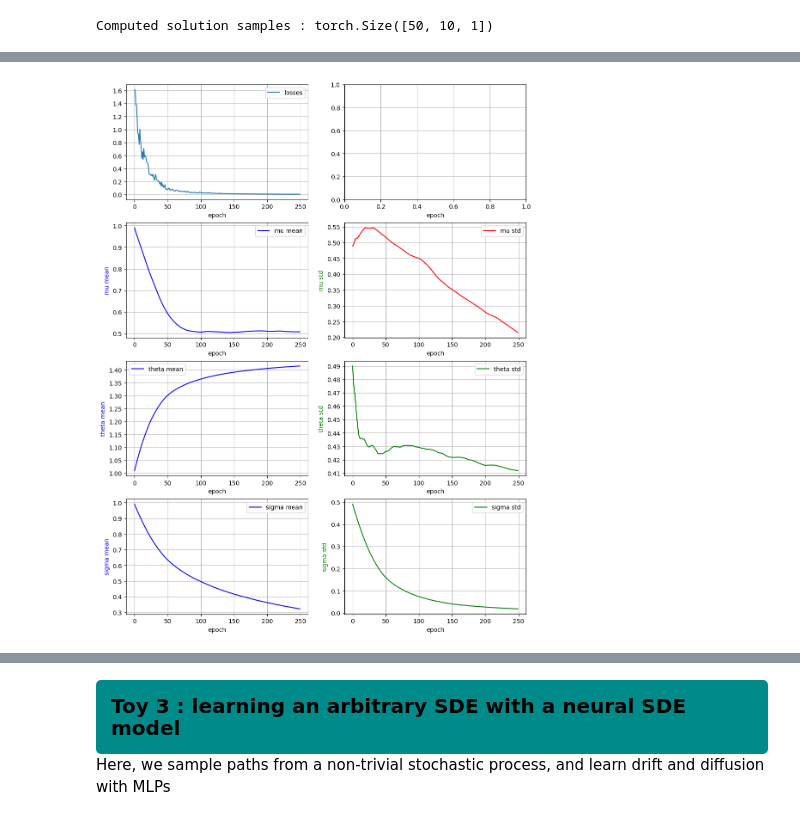
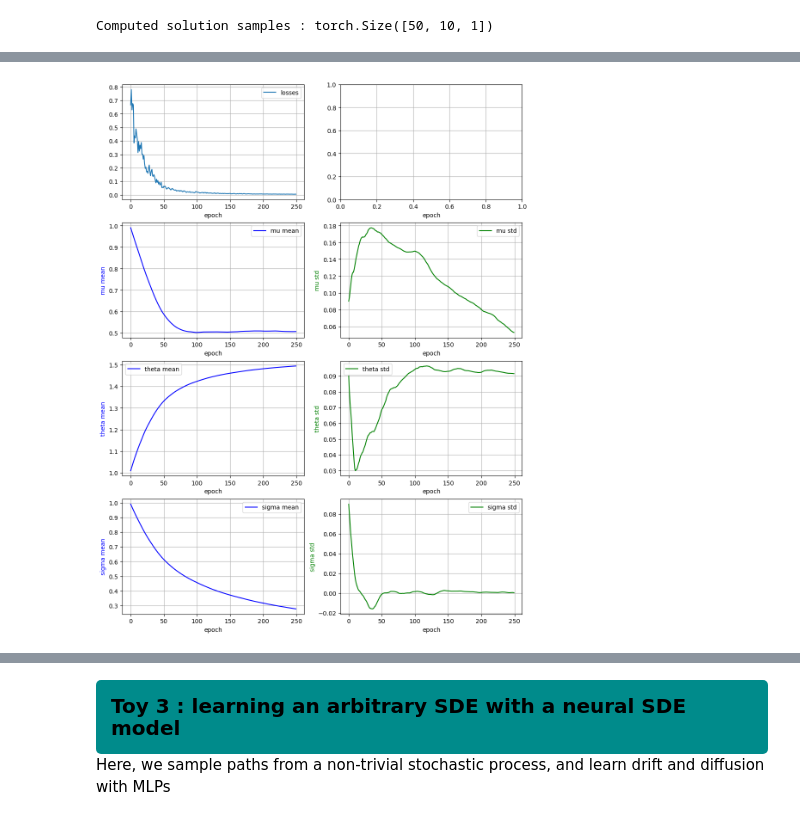
Before and after one commit to BenjaminDeporte/MVA_Stage, a Jupyter notebook: Latent_SDE_Basics.ipynb, the cells around one changed output, grey strips where cells are left out. Saved outputs shown, nothing was run; the diff lists cells and outputs as text; code cells hidden in the pictures.

```diff
--- a/Latent_SDE_Basics.ipynb
+++ b/Latent_SDE_Basics.ipynb
@@ -378,11 +379,11 @@ class BayesianToy_OU_SDE(nn.Module):
         # here, we want to learn the parameters theta, mu, sigma
         # we put a prior on them
         self.theta_mean = nn.Parameter(torch.tensor(1.0))  # initial guess
-        self.theta_std = nn.Parameter(torch.tensor(0.5))   # initial guess
+        self.theta_std = nn.Parameter(torch.tensor(0.1))   # initial guess
         self.mu_mean = nn.Parameter(torch.tensor(1.0))     # initial guess
-        self.mu_std = nn.Parameter(torch.tensor(0.5))      # initial guess
+        self.mu_std = nn.Parameter(torch.tensor(0.1))      # initial guess
         self.sigma_mean = nn.Parameter(torch.tensor(1.0))  # initial guess
-        self.sigma_std = nn.Parameter(torch.tensor(0.5))   # initial guess
+        self.sigma_std = nn.Parameter(torch.tensor(0.1))   # initial guess
 
     # DRIFT FUNCTION
     def f(self, t, y):
@@ -511,38 +512,38 @@ Epoch 250 - 250 - loss = 5.736e-03 - parametres : theta = (1.414e+00, 4.118e-01)
 # %%
 fig, axs = plt.subplots(nrows=4, ncols=2, figsize=(12,4*4))
 
 axs[0, 0].plot(losses, label='losses')
 
-# Second subplot - mu with two y-axes
+# Second subplot - mu
 axs[1, 0].plot(mu_priors, label='mu mean', color='blue')
-axs[1, 1].plot(mu_stds, label='mu std', color='red')
+axs[1, 1].plot(mu_stds, label='mu std', color='green')
 axs[1, 0].set_ylabel('mu mean', color='blue')
 axs[1, 1].set_ylabel('mu std', color='green')
 
-# Third subplot - theta with two y-axes
+# Third subplot - theta
 axs[2, 0].plot(theta_priors, label='theta mean', color='blue')
 axs[2, 0].set_ylabel('theta mean', color='blue')
 axs[2, 1].plot(theta_stds, label='theta std', color='green')
 axs[2, 1].set_ylabel('theta std', color='green')
 
-# Fourth subplot - sigma with two y-axes
+# Fourth subplot - sigma
 axs[3, 0].plot(sigma_priors, label='sigma mean', color='blue')
 axs[3, 1].plot(sigma_stds, label='sigma std', color='green')
 axs[3, 0].set_ylabel('sigma mean', color='blue')
 axs[3, 1].set_ylabel('sigma std', color='green')
 
 # Set common properties
 for i in range(4):
     axs[i, 0].set_xlabel('epoch')
     axs[i, 1].set_xlabel('epoch')
     axs[i, 0].legend()
     if i > 0: axs[i, 1].legend()
     axs[i, 0].grid()
     axs[i, 1].grid()
 
 plt.show()
 # %% [output]
-[figure, old version]
+[figure, new version]
 # %%
 fig, ax = plot_comparison(bayesianmodel_ou)
 fig.suptitle("Comparison of the true and learned Bayesian SDE models after training", fontsize=16)
```
Also changed, not shown: parts of 15 cells of this notebook, 1 other file.
